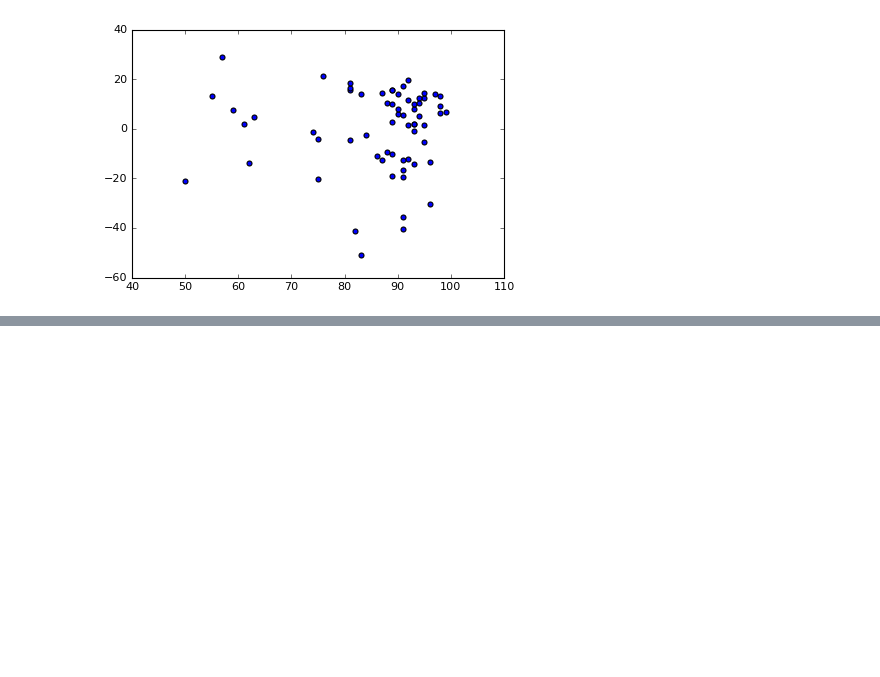
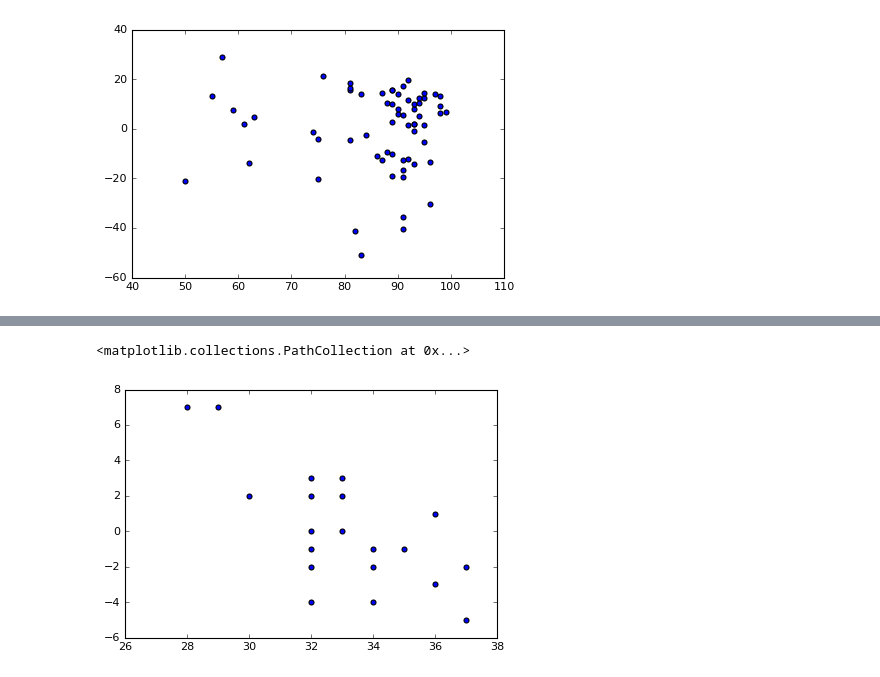
Before and after one commit to rickhaffey/stats-dvb, a Jupyter notebook: exercises/Chapter 27 - Exercises.ipynb, the cells around one changed output, grey strips where cells are left out. Saved outputs shown, nothing was run; the diff lists cells and outputs as text; code cells hidden in the pictures; blank space fills up the shorter version.

```diff
--- a/exercises/Chapter 27 - Exercises.ipynb
+++ b/exercises/Chapter 27 - Exercises.ipynb
@@ -442,0 +408,4 @@ plt.scatter(grades['Midterm 1'], model.resid);
+# %%
+data = pd.read_table("../data/strike_two.txt")
+data['diff'] = data.After - data.Before
+data
@@ -442,0 +430,5 @@ plt.scatter(grades['Midterm 1'], model.resid);
+# %%
+plt.scatter(data.Before, data['diff'])
+# %% [output]
+<matplotlib.collections.PathCollection at 0x...>
+[figure, added]
```
Also changed, not shown: parts of 15 cells of this notebook.
